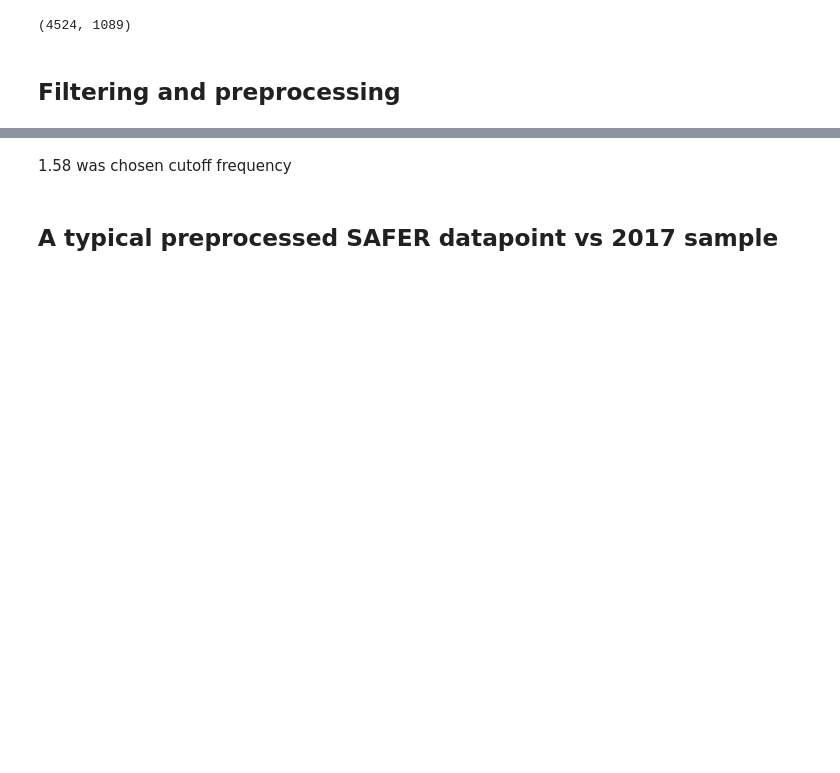
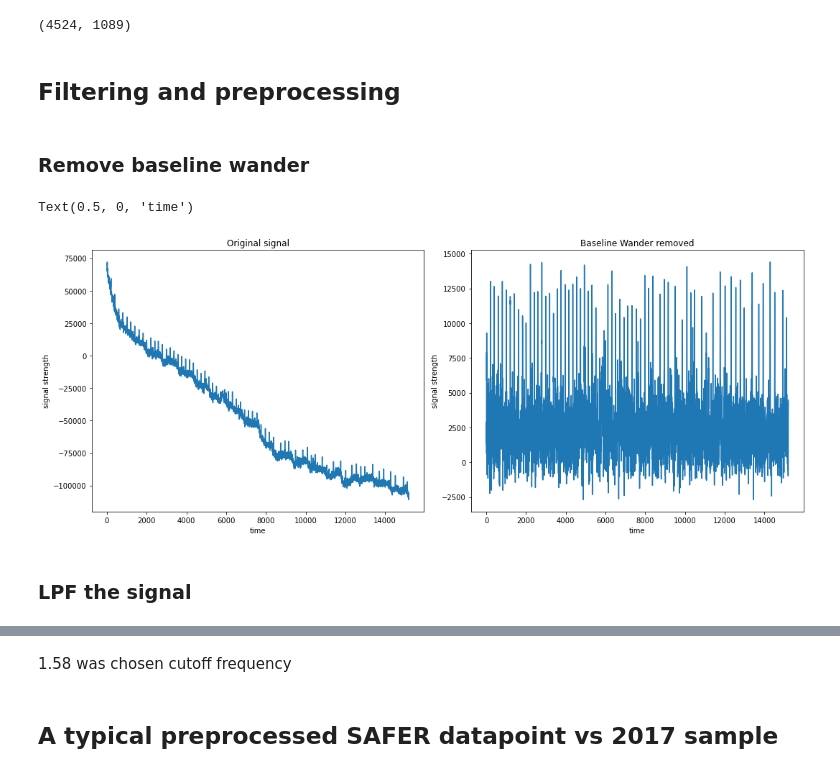
Before and after one commit to jordanesmith/Data_of_your_Heart_11B_Project, a Jupyter notebook: Novel Neural Network/prepare_for_predictions_SAFER.ipynb, the cells around one changed output, grey strips where cells are left out. Cells and saved outputs as stored; diff of their text form; code cells hidden in the pictures; blank space fills up the shorter version.

```diff
--- a/Novel Neural Network/prepare_for_predictions_SAFER.ipynb
+++ b/Novel Neural Network/prepare_for_predictions_SAFER.ipynb
@@ -71,6 +71,31 @@ fs = 30.0
 
 # # Get the filter coefficients so we can check its frequency response.
 # b, a = butter_lowpass(cutoff, fs, order)
+# %% [markdown]
+### Remove baseline wander
+# %%
+record = wfdb.rdrecord("F:\\DATA\\JSmith_SAFER_20220310\\raw_data\\Feas1\\ECGs\\002000\\saferF1_002958")
+ecg_signal = record.p_signal.T[0]
+signal_no_wander = ecg_signal - baseline_als(ecg_signal)
+
+fig, (ax1, ax2) = plt.subplots(1, 2, figsize=(15,6), tight_layout=True)
+
+ax1.plot(ecg_signal)
+ax2.plot(signal_no_wander)
+
+ax1.set_title("Original signal")
+ax2.set_title("Baseline Wander removed")
+
+ax1.set_ylabel("signal strength")
+ax2.set_ylabel("signal strength")
+
+ax1.set_xlabel("time")
+ax2.set_xlabel("time")
+# %% [output]
+Text(0.5, 0, 'time')
+[figure, added]
+# %% [markdown]
+### LPF the signal
 # %%
 feas1_path_to_folder = "F:\\DATA\\JSmith_SAFER_20220310\\preprocessed_labelled_data\\Feas1"
 feas1_already_processed_files = [files for root, dirs, files in os.walk(feas1_path_to_folder)][0]
```
Also changed, not shown: parts of 3 cells of this notebook, 9 other files.
